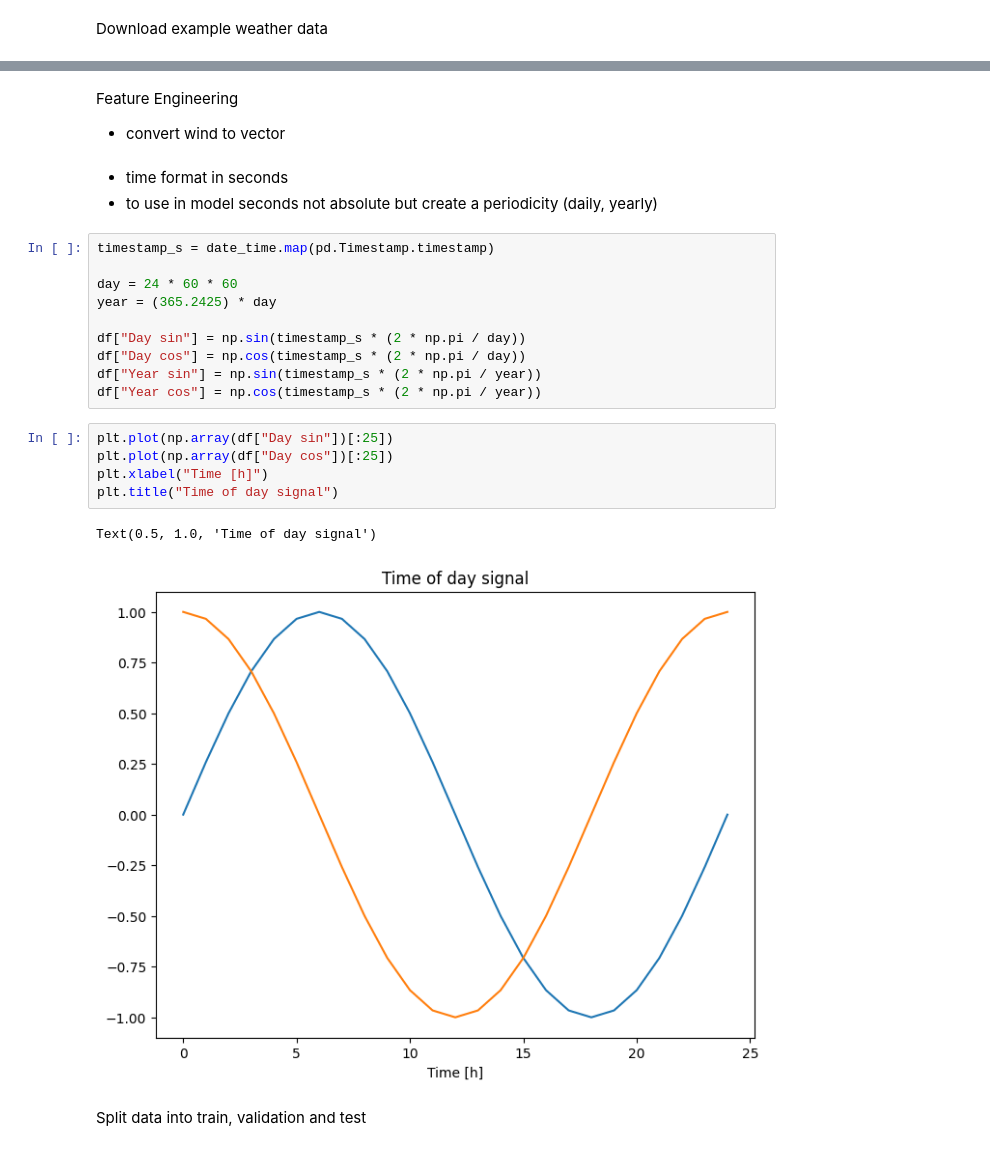
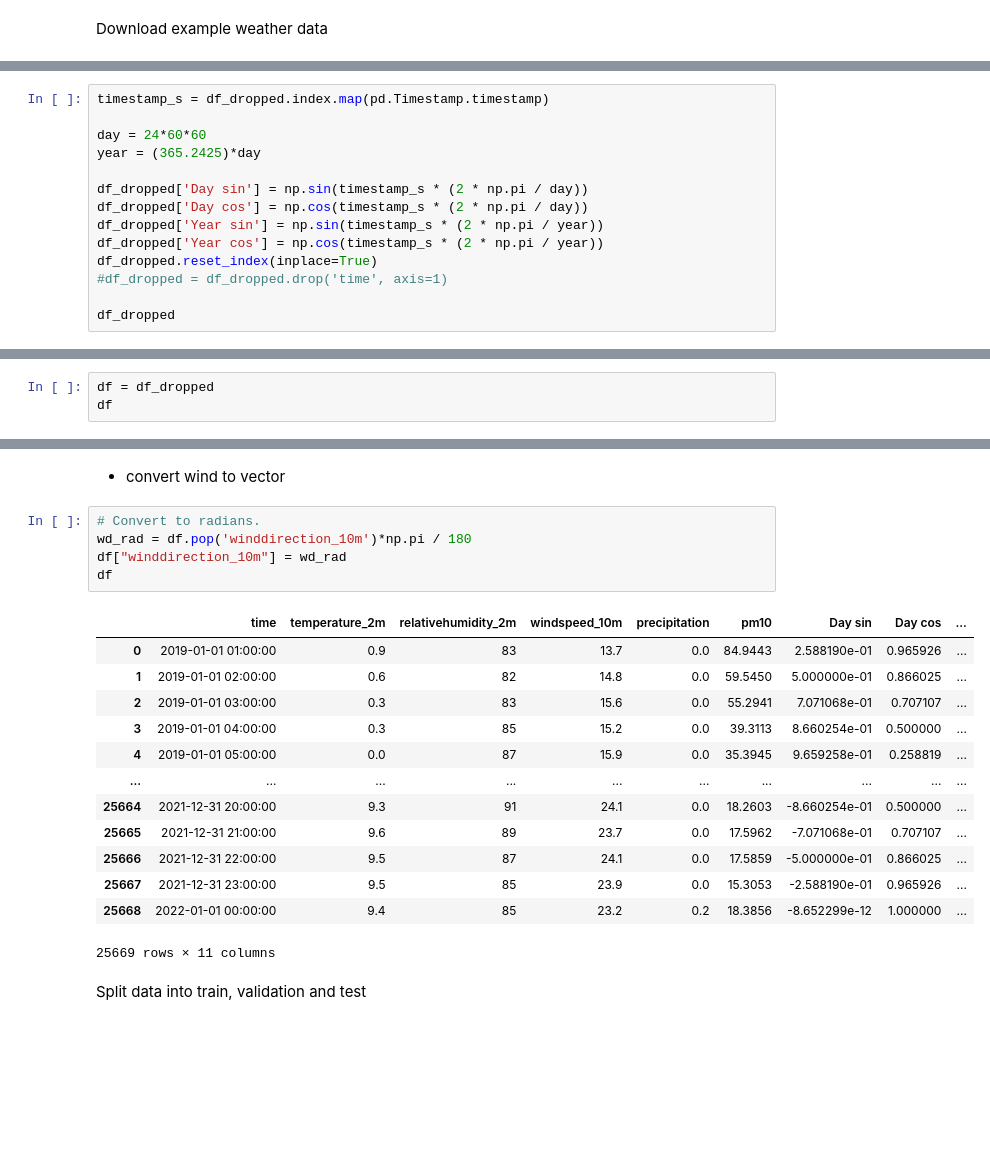
Before and after one commit to TheisNiklas/particulate-matter-prediction, a Jupyter notebook: src/model/tensorflowTesting.ipynb, the cells around one changed output, grey strips where cells are left out. Drawn from its saved outputs; the diff is of its cells as text; blank space fills up the shorter version.

```diff
--- a/src/model/tensorflowTesting.ipynb
+++ b/src/model/tensorflowTesting.ipynb
@@ -66,0 +102,14 @@ clean up
+# %%
+timestamp_s = df_dropped.index.map(pd.Timestamp.timestamp)
+
+day = 24*60*60
+year = (365.2425)*day
+
+df_dropped['Day sin'] = np.sin(timestamp_s * (2 * np.pi / day))
+df_dropped['Day cos'] = np.cos(timestamp_s * (2 * np.pi / day))
+df_dropped['Year sin'] = np.sin(timestamp_s * (2 * np.pi / year))
+df_dropped['Year cos'] = np.cos(timestamp_s * (2 * np.pi / year))
+df_dropped.reset_index(inplace=True)
+#df_dropped = df_dropped.drop('time', axis=1)
+
+df_dropped
@@ -66,0 +150,3 @@ clean up
+# %%
+df = df_dropped
+df
@@ -67,27 +167,24 @@ clean up
 # %% [markdown]
-Feature Engineering
 - convert wind to vector
-# %% [markdown]
-- time format in seconds
-- to use in model seconds not absolute but create a periodicity (daily, yearly)
-# %%
-timestamp_s = date_time.map(pd.Timestamp.timestamp)
-
-day = 24 * 60 * 60
-year = (365.2425) * day
-
-df["Day sin"] = np.sin(timestamp_s * (2 * np.pi / day))
-df["Day cos"] = np.cos(timestamp_s * (2 * np.pi / day))
-df["Year sin"] = np.sin(timestamp_s * (2 * np.pi / year))
-df["Year cos"] = np.cos(timestamp_s * (2 * np.pi / year))
-# %%
-plt.plot(np.array(df["Day sin"])[:25])
-plt.plot(np.array(df["Day cos"])[:25])
-plt.xlabel("Time [h]")
-plt.title("Time of day signal")
-# %% [output]
-Text(0.5, 1.0, 'Time of day signal')
-[figure, removed]
+# %%
+# Convert to radians.
+wd_rad = df.pop('winddirection_10m')*np.pi / 180
+df["winddirection_10m"] = wd_rad
+df
+# %% [output]
+|  | time | temperature_2m | relativehumidity_2m | windspeed_10m | precipitation | pm10 | Day sin | Day cos | ... |
+| 0 | 2019-01-01 01:00:00 | 0.9 | 83 | 13.7 | 0.0 | 84.9443 | 2.588190e-01 | 0.965926 | ... |
+| 1 | 2019-01-01 02:00:00 | 0.6 | 82 | 14.8 | 0.0 | 59.5450 | 5.000000e-01 | 0.866025 | ... |
+| 2 | 2019-01-01 03:00:00 | 0.3 | 83 | 15.6 | 0.0 | 55.2941 | 7.071068e-01 | 0.707107 | ... |
+| 3 | 2019-01-01 04:00:00 | 0.3 | 85 | 15.2 | 0.0 | 39.3113 | 8.660254e-01 | 0.500000 | ... |
+| 4 | 2019-01-01 05:00:00 | 0.0 | 87 | 15.9 | 0.0 | 35.3945 | 9.659258e-01 | 0.258819 | ... |
+| ... | ... | ... | ... | ... | ... | ... | ... | ... | ... |
+| 25664 | 2021-12-31 20:00:00 | 9.3 | 91 | 24.1 | 0.0 | 18.2603 | -8.660254e-01 | 0.500000 | ... |
+| 25665 | 2021-12-31 21:00:00 | 9.6 | 89 | 23.7 | 0.0 | 17.5962 | -7.071068e-01 | 0.707107 | ... |
+| 25666 | 2021-12-31 22:00:00 | 9.5 | 87 | 24.1 | 0.0 | 17.5859 | -5.000000e-01 | 0.866025 | ... |
+| 25667 | 2021-12-31 23:00:00 | 9.5 | 85 | 23.9 | 0.0 | 15.3053 | -2.588190e-01 | 0.965926 | ... |
+| 25668 | 2022-01-01 00:00:00 | 9.4 | 85 | 23.2 | 0.2 | 18.3856 | -8.652299e-12 | 1.000000 | ... |
+25669 rows × 11 columns
 # %% [markdown]
 Split data into train, validation and test
 # %%
```
Also changed, not shown: parts of 27 cells of this notebook.
